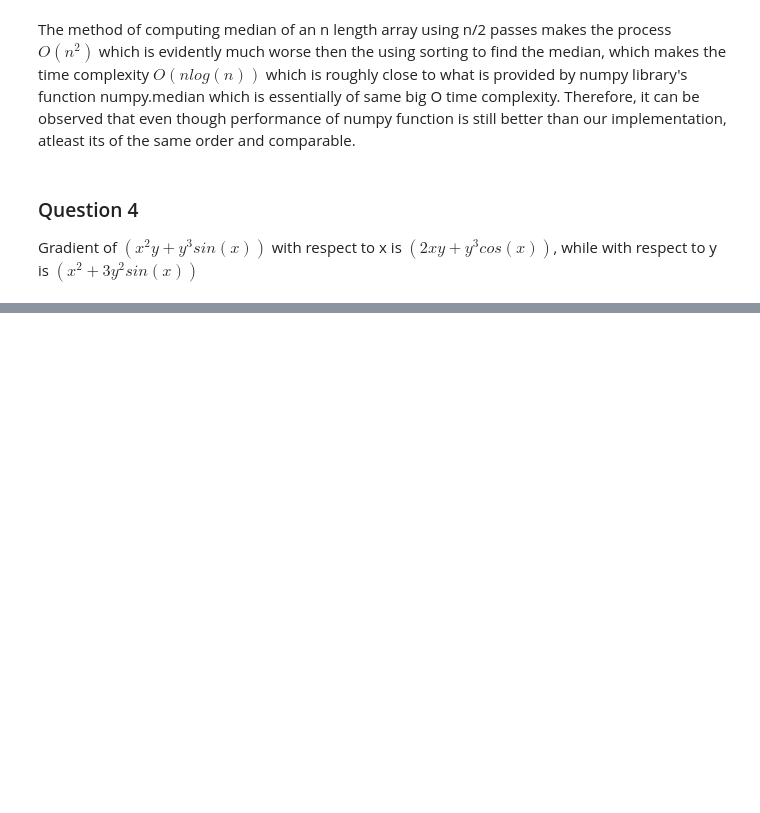
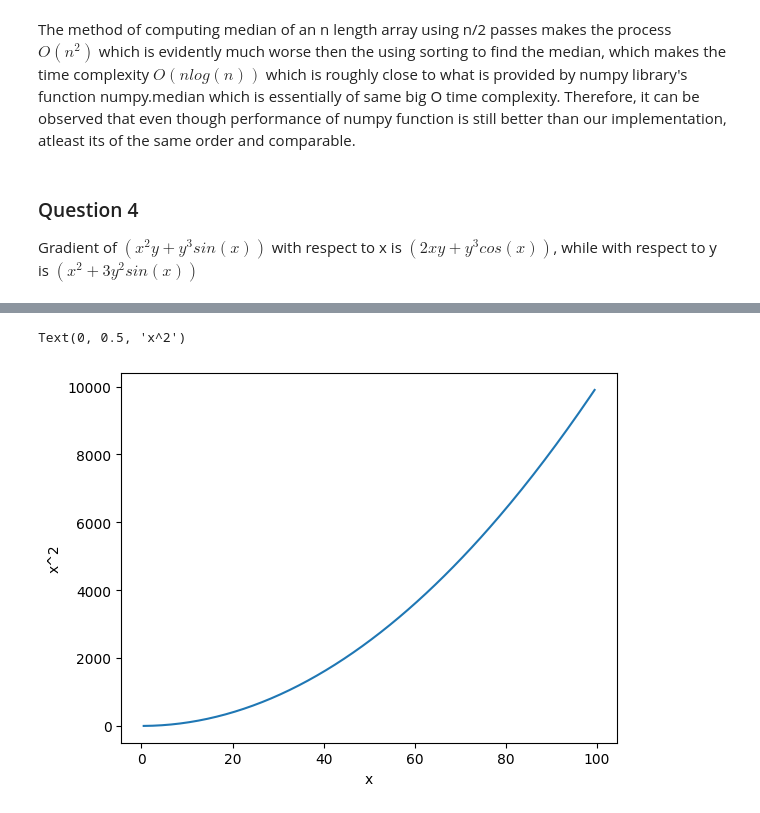
Before and after one commit to SRocks04/Shubh_ML, a Jupyter notebook: Exam.ipynb, the cells around one changed output, grey strips where cells are left out. Cells and saved outputs as stored; diff of their text form; code cells hidden in the pictures; blank space fills up the shorter version.

```diff
--- a/Exam.ipynb
+++ b/Exam.ipynb
@@ -81,0 +214,8 @@ NameError: name 'jax' is not defined
+# %%
+y = x**2
+plt.plot(x,y)
+plt.xlabel("x")
+plt.ylabel("x^2")
+# %% [output]
+Text(0, 0.5, 'x^2')
+[figure, added]
```
Also changed, not shown: parts of 27 cells of this notebook.
